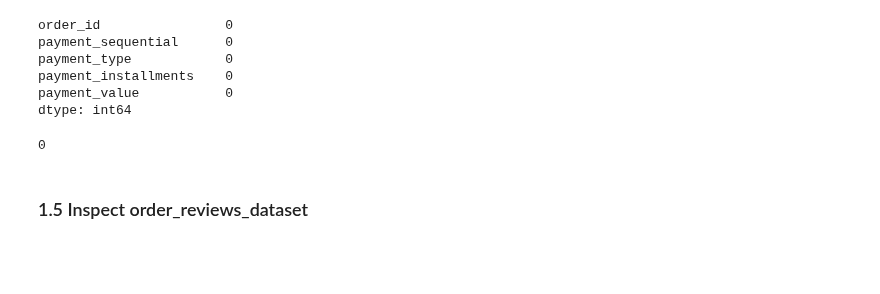
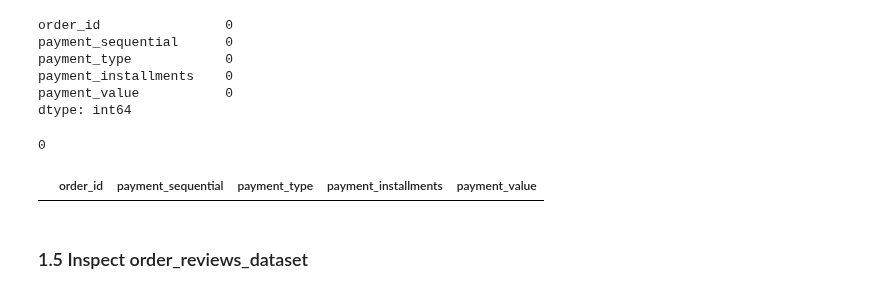
Before and after one commit to saikeerthan06/309-Project, a Jupyter notebook: xiu_wen.ipynb, the cells around one changed output. Drawn from its saved outputs; the diff is of its cells as text; code cells hidden in the pictures; blank space fills up the shorter version.

```diff
--- a/xiu_wen.ipynb
+++ b/xiu_wen.ipynb
@@ -251,6 +251,16 @@ dtype: int64
 print(order_payments_dataset.duplicated().sum())
 # %% [output]
 0
+# %%
+# Define allowed payment types
+allowed_payment_types = ['credit_card', 'boleto', 'voucher', 'debit_card', 'not_defined']
+
+# Find rows with payment_type not in allowed list
+invalid_payment_types = order_payments_dataset[~order_payments_dataset['payment_type'].isin(allowed_payment_types)]
+
+invalid_payment_types
+# %% [output]
+|  | order_id | payment_sequential | payment_type | payment_installments | payment_value |
 # %% [markdown]
 ### 1.5 Inspect order_reviews_dataset
 # %%
```
Also changed, not shown: parts of 16 cells of this notebook.
